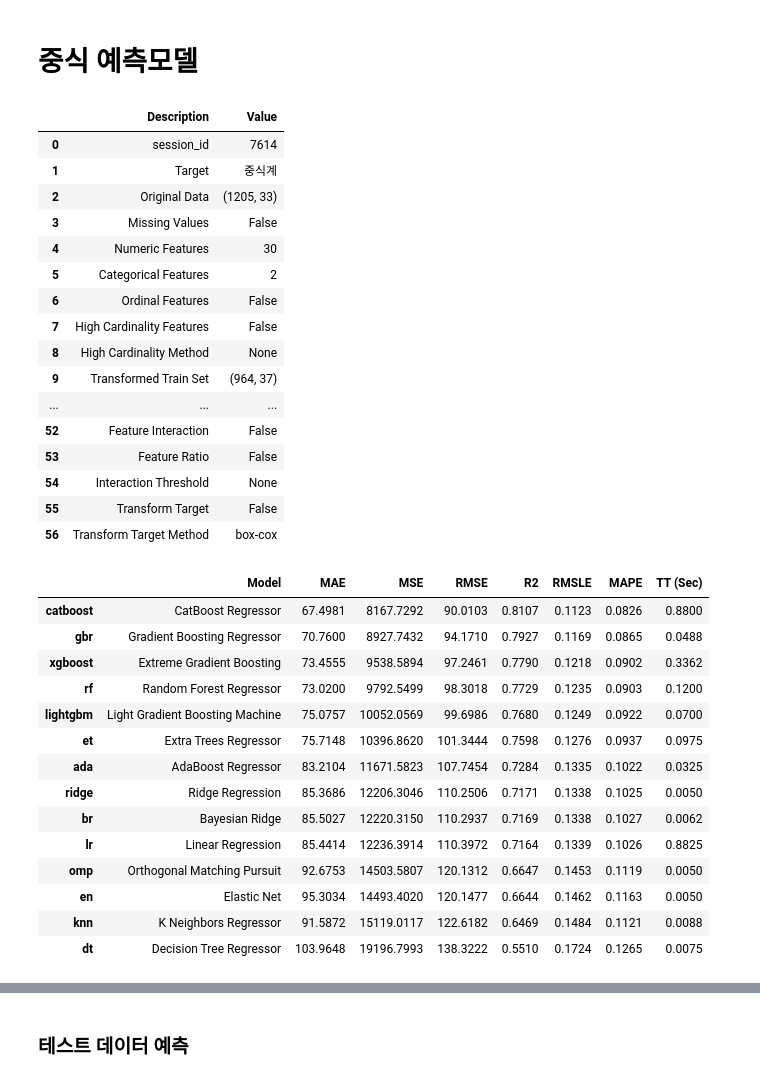
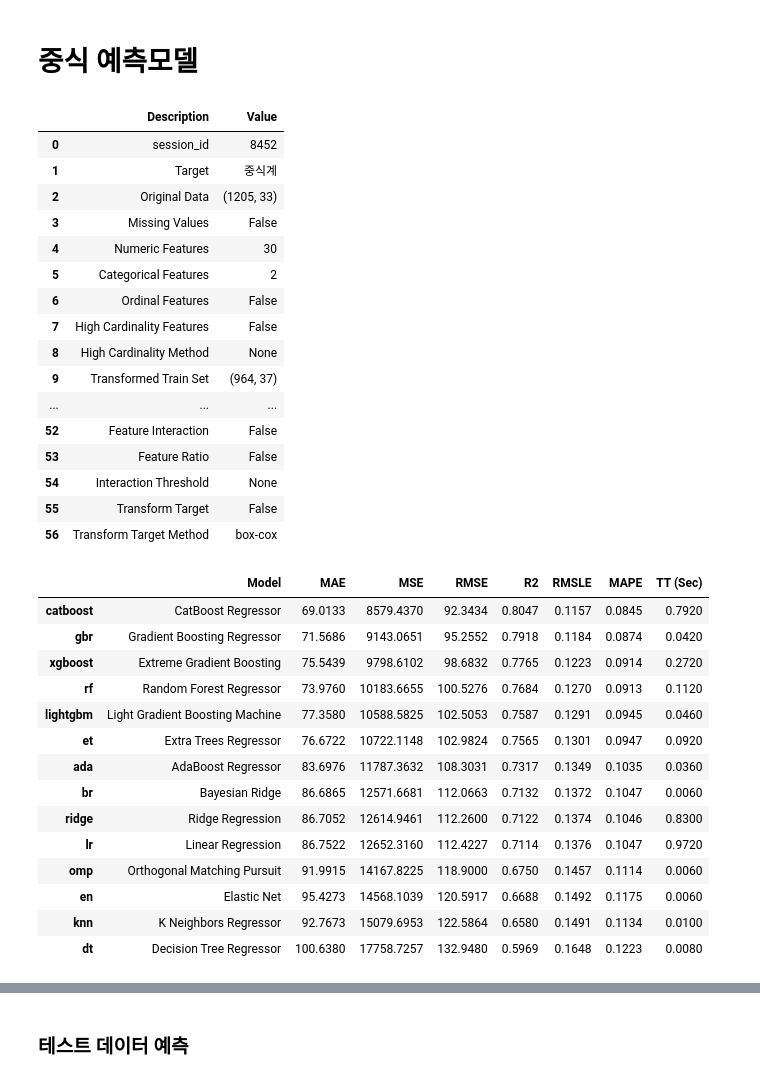
Before and after one commit to ICJH-DACON/Water, a Jupyter notebook: 0701_feature_selection_by_ols.ipynb, the cells around one changed output, grey strips where cells are left out. Drawn from its saved outputs; the diff is of its cells as text; code cells hidden in the pictures.

```diff
--- a/0701_feature_selection_by_ols.ipynb
+++ b/0701_feature_selection_by_ols.ipynb
@@ -424,13 +424,13 @@ lunch_regression_model = setup(data=lunch_df_f[['공휴일전후', '몇주차',
        '본사출장자수', '콩나물불고기', '동태매운탕', '파인d', '쇠고기숙주볶음', '삼색유자청무침', '소불고기', '바나나',
        '황도d', '콩나물파채무침', '버섯매운탕', '돈육간장불고기', '양상추샐러드', '석박지', '수박', '오리대패불고기',
        '오이생채', '흑임자d', '고등어구이', '닭볶음탕', '청경채찜', '우렁된장찌개', '요거트d','휴가비율','중식계']],
-                               target='중식계', train_size=0.8,n_jobs=-1,fold = 8,
+                               target='중식계', train_size=0.8,n_jobs=-1,fold = 12,
                                numeric_features=num_feature,
                               numeric_imputation = 'mean',
                                 normalize = True)
 # %% [output]
 |  | Description | Value |
-| 0 | session_id | 7614 |
+| 0 | session_id | 8452 |
 | 1 | Target | 중식계 |
 | 2 | Original Data | (1205, 33) |
 | 3 | Missing Values | False |
@@ -448,23 +448,23 @@ lunch_regression_model = setup(data=lunch_df_f[['공휴일전후', '몇주차',
 | 56 | Transform Target Method | box-cox |
 # %%
 # 최고 성능 모델 선정(2개)
-lunch_regression_best_models = compare_models(fold=8, n_select=2, exclude=['huber','llar','lar','par','lasso'])
+lunch_regression_best_models = compare_models(fold=5, n_select=3, exclude=['huber','llar','lar','par','lasso'])
 # %% [output]
 |  | Model | MAE | MSE | RMSE | R2 | RMSLE | MAPE | TT (Sec) |
-| catboost | CatBoost Regressor | 67.4981 | 8167.7292 | 90.0103 | 0.8107 | 0.1123 | 0.0826 | 0.8800 |
-| gbr | Gradient Boosting Regressor | 70.7600 | 8927.7432 | 94.1710 | 0.7927 | 0.1169 | 0.0865 | 0.0488 |
-| xgboost | Extreme Gradient Boosting | 73.4555 | 9538.5894 | 97.2461 | 0.7790 | 0.1218 | 0.0902 | 0.3362 |
-| rf | Random Forest Regressor | 73.0200 | 9792.5499 | 98.3018 | 0.7729 | 0.1235 | 0.0903 | 0.1200 |
-| lightgbm | Light Gradient Boosting Machine | 75.0757 | 10052.0569 | 99.6986 | 0.7680 | 0.1249 | 0.0922 | 0.0700 |
-| et | Extra Trees Regressor | 75.7148 | 10396.8620 | 101.3444 | 0.7598 | 0.1276 | 0.0937 | 0.0975 |
-| ada | AdaBoost Regressor | 83.2104 | 11671.5823 | 107.7454 | 0.7284 | 0.1335 | 0.1022 | 0.0325 |
-| ridge | Ridge Regression | 85.3686 | 12206.3046 | 110.2506 | 0.7171 | 0.1338 | 0.1025 | 0.0050 |
-| br | Bayesian Ridge | 85.5027 | 12220.3150 | 110.2937 | 0.7169 | 0.1338 | 0.1027 | 0.0062 |
-| lr | Linear Regression | 85.4414 | 12236.3914 | 110.3972 | 0.7164 | 0.1339 | 0.1026 | 0.8825 |
-| omp | Orthogonal Matching Pursuit | 92.6753 | 14503.5807 | 120.1312 | 0.6647 | 0.1453 | 0.1119 | 0.0050 |
-| en | Elastic Net | 95.3034 | 14493.4020 | 120.1477 | 0.6644 | 0.1462 | 0.1163 | 0.0050 |
-| knn | K Neighbors Regressor | 91.5872 | 15119.0117 | 122.6182 | 0.6469 | 0.1484 | 0.1121 | 0.0088 |
-| dt | Decision Tree Regressor | 103.9648 | 19196.7993 | 138.3222 | 0.5510 | 0.1724 | 0.1265 | 0.0075 |
+| catboost | CatBoost Regressor | 69.0133 | 8579.4370 | 92.3434 | 0.8047 | 0.1157 | 0.0845 | 0.7920 |
+| gbr | Gradient Boosting Regressor | 71.5686 | 9143.0651 | 95.2552 | 0.7918 | 0.1184 | 0.0874 | 0.0420 |
+| xgboost | Extreme Gradient Boosting | 75.5439 | 9798.6102 | 98.6832 | 0.7765 | 0.1223 | 0.0914 | 0.2720 |
+| rf | Random Forest Regressor | 73.9760 | 10183.6655 | 100.5276 | 0.7684 | 0.1270 | 0.0913 | 0.1120 |
+| lightgbm | Light Gradient Boosting Machine | 77.3580 | 10588.5825 | 102.5053 | 0.7587 | 0.1291 | 0.0945 | 0.0460 |
+| et | Extra Trees Regressor | 76.6722 | 10722.1148 | 102.9824 | 0.7565 | 0.1301 | 0.0947 | 0.0920 |
+| ada | AdaBoost Regressor | 83.6976 | 11787.3632 | 108.3031 | 0.7317 | 0.1349 | 0.1035 | 0.0360 |
+| br | Bayesian Ridge | 86.6865 | 12571.6681 | 112.0663 | 0.7132 | 0.1372 | 0.1047 | 0.0060 |
+| ridge | Ridge Regression | 86.7052 | 12614.9461 | 112.2600 | 0.7122 | 0.1374 | 0.1046 | 0.8300 |
+| lr | Linear Regression | 86.7522 | 12652.3160 | 112.4227 | 0.7114 | 0.1376 | 0.1047 | 0.9720 |
+| omp | Orthogonal Matching Pursuit | 91.9915 | 14167.8225 | 118.9000 | 0.6750 | 0.1457 | 0.1114 | 0.0060 |
+| en | Elastic Net | 95.4273 | 14568.1039 | 120.5917 | 0.6688 | 0.1492 | 0.1175 | 0.0060 |
+| knn | K Neighbors Regressor | 92.7673 | 15079.6953 | 122.5864 | 0.6580 | 0.1491 | 0.1134 | 0.0100 |
+| dt | Decision Tree Regressor | 100.6380 | 17758.7257 | 132.9480 | 0.5969 | 0.1648 | 0.1223 | 0.0080 |
 # %%
 lunch_regression_best_models_tuned = [tune_model(i, optimize='MAE') for i in lunch_regression_best_models]
 # %% [output]
```
Also changed, not shown: parts of 15 cells of this notebook, 8 other files.
